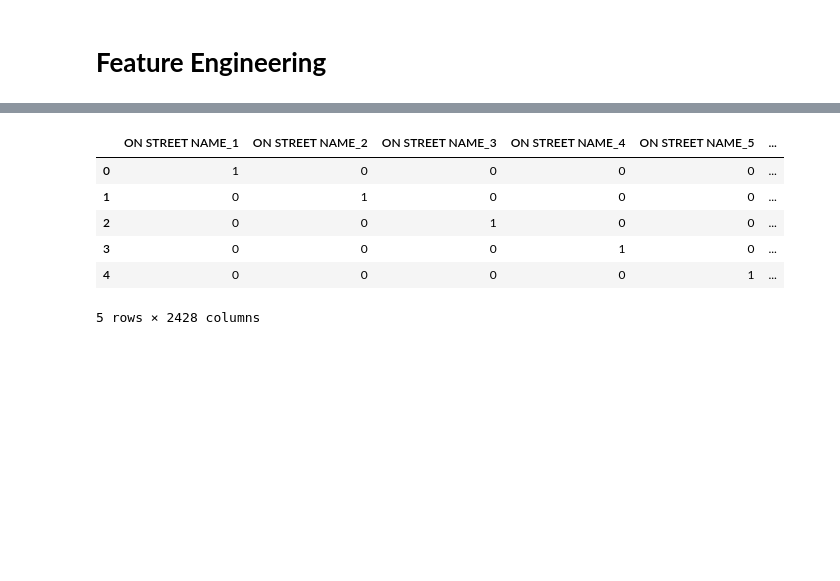
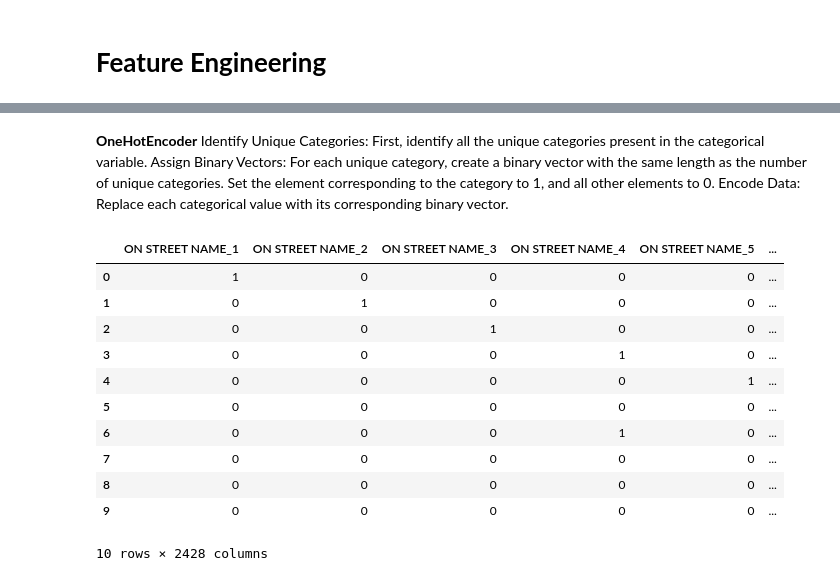
Before and after one commit to myconcordia/A2I2, a Jupyter notebook: Darts_MotorVehicle.ipynb, the cells around one changed output, grey strips where cells are left out. Cells and saved outputs as stored; diff of their text form; code cells hidden in the pictures; blank space fills up the shorter version.

```diff
--- a/Darts_MotorVehicle.ipynb
+++ b/Darts_MotorVehicle.ipynb
@@ -433,15 +395,22 @@ Successfully installed category_encoders-2.6.3
+# %% [markdown]
+**OneHotEncoder** Identify Unique Categories: First, identify all the unique categories present in the categorical variable. Assign Binary Vectors: For each unique category, create a binary vector with the same length as the number of unique categories. Set the element corresponding to the category to 1, and all other elements to 0. Encode Data: Replace each categorical value with its corresponding binary vector.
 # %%
 import category_encoders as ce
 
 ohe = ce.OneHotEncoder(cols=cat_features)
 df_ohe = ohe.fit_transform(df_sim_imputed)
-df_ohe.head()
+df_ohe.head(10)
 # %% [output]
 |  | ON STREET NAME_1 | ON STREET NAME_2 | ON STREET NAME_3 | ON STREET NAME_4 | ON STREET NAME_5 | ... |
 | 0 | 1 | 0 | 0 | 0 | 0 | ... |
 | 1 | 0 | 1 | 0 | 0 | 0 | ... |
 | 2 | 0 | 0 | 1 | 0 | 0 | ... |
 | 3 | 0 | 0 | 0 | 1 | 0 | ... |
 | 4 | 0 | 0 | 0 | 0 | 1 | ... |
+| 5 | 0 | 0 | 0 | 0 | 0 | ... |
+| 6 | 0 | 0 | 0 | 1 | 0 | ... |
+| 7 | 0 | 0 | 0 | 0 | 0 | ... |
+| 8 | 0 | 0 | 0 | 0 | 0 | ... |
+| 9 | 0 | 0 | 0 | 0 | 0 | ... |
-5 rows × 2428 columns
+10 rows × 2428 columns
 # %%
```
Also changed, not shown: parts of 29 cells of this notebook.
